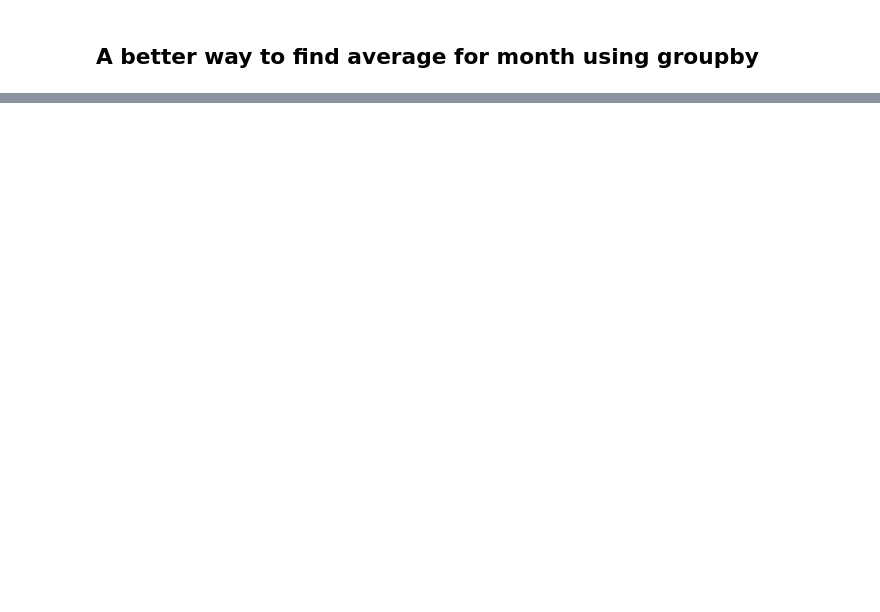
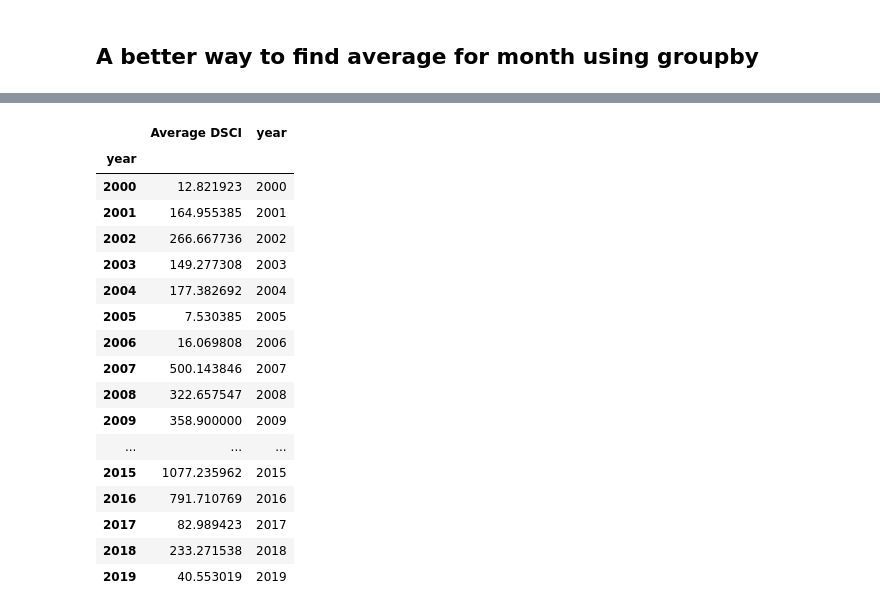
Before and after one commit to anikajohnson/CA-Wildfires-Project, a Jupyter notebook: Data_Exploration.ipynb, the cells around one changed output, grey strips where cells are left out. Drawn from its saved outputs; the diff is of its cells as text; code cells hidden in the pictures; blank space fills up the shorter version.

```diff
--- a/Data_Exploration.ipynb
+++ b/Data_Exploration.ipynb
@@ -187 +316,26 @@ ax = super_fuzz.plot.bar(x='month', y='average', rot=0)
+# %%
+## turn into df from groupby object
+super_year = droughtData.groupby('year')['DSCI'].mean()
+super_year =pd.DataFrame({'Average DSCI': super_year})
+super_year['year']=super_year.index
+super_year
+# %% [output]
+|  | Average DSCI | year |
+| year |  |  |
+| 2000 | 12.821923 | 2000 |
+| 2001 | 164.955385 | 2001 |
+| 2002 | 266.667736 | 2002 |
+| 2003 | 149.277308 | 2003 |
+| 2004 | 177.382692 | 2004 |
+| 2005 | 7.530385 | 2005 |
+| 2006 | 16.069808 | 2006 |
+| 2007 | 500.143846 | 2007 |
+| 2008 | 322.657547 | 2008 |
+| 2009 | 358.900000 | 2009 |
+| ... | ... | ... |
+| 2015 | 1077.235962 | 2015 |
+| 2016 | 791.710769 | 2016 |
+| 2017 | 82.989423 | 2017 |
+| 2018 | 233.271538 | 2018 |
+| 2019 | 40.553019 | 2019 |
 # %%
```
Also changed, not shown: parts of 39 cells of this notebook.
